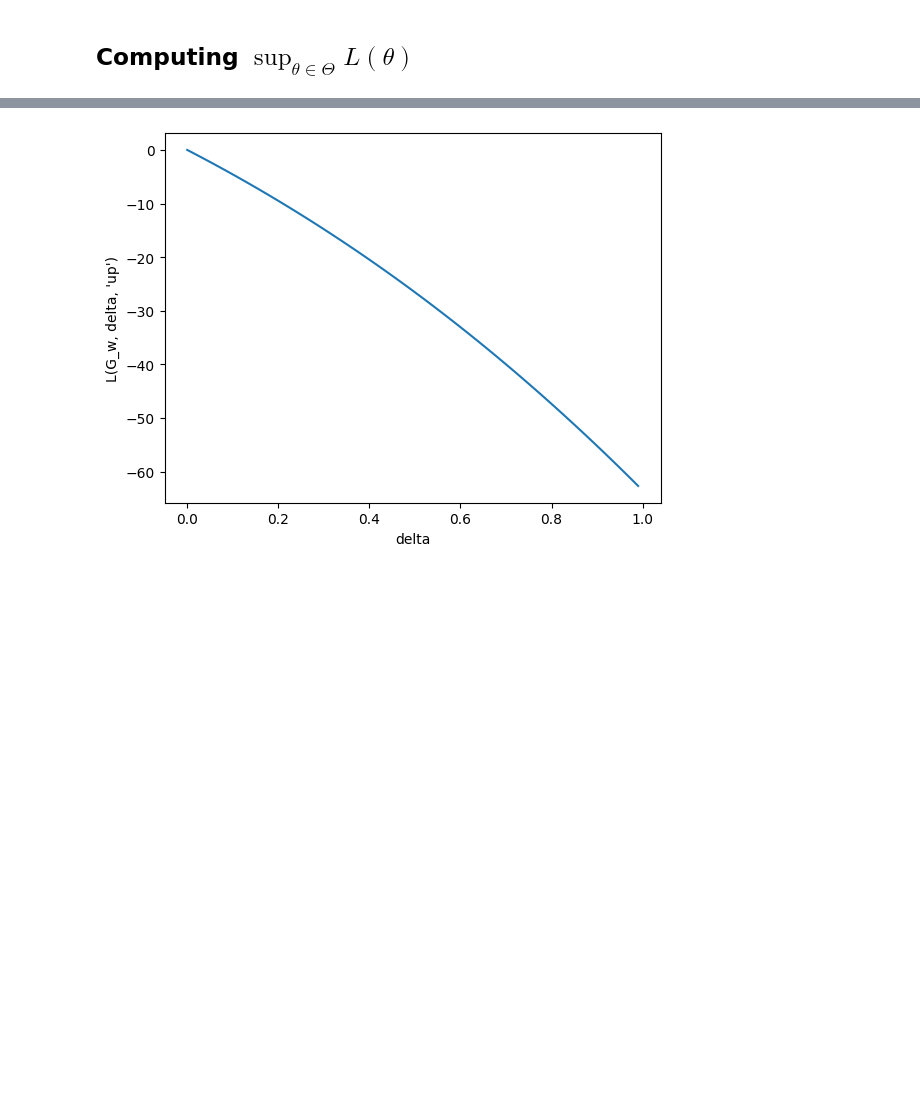
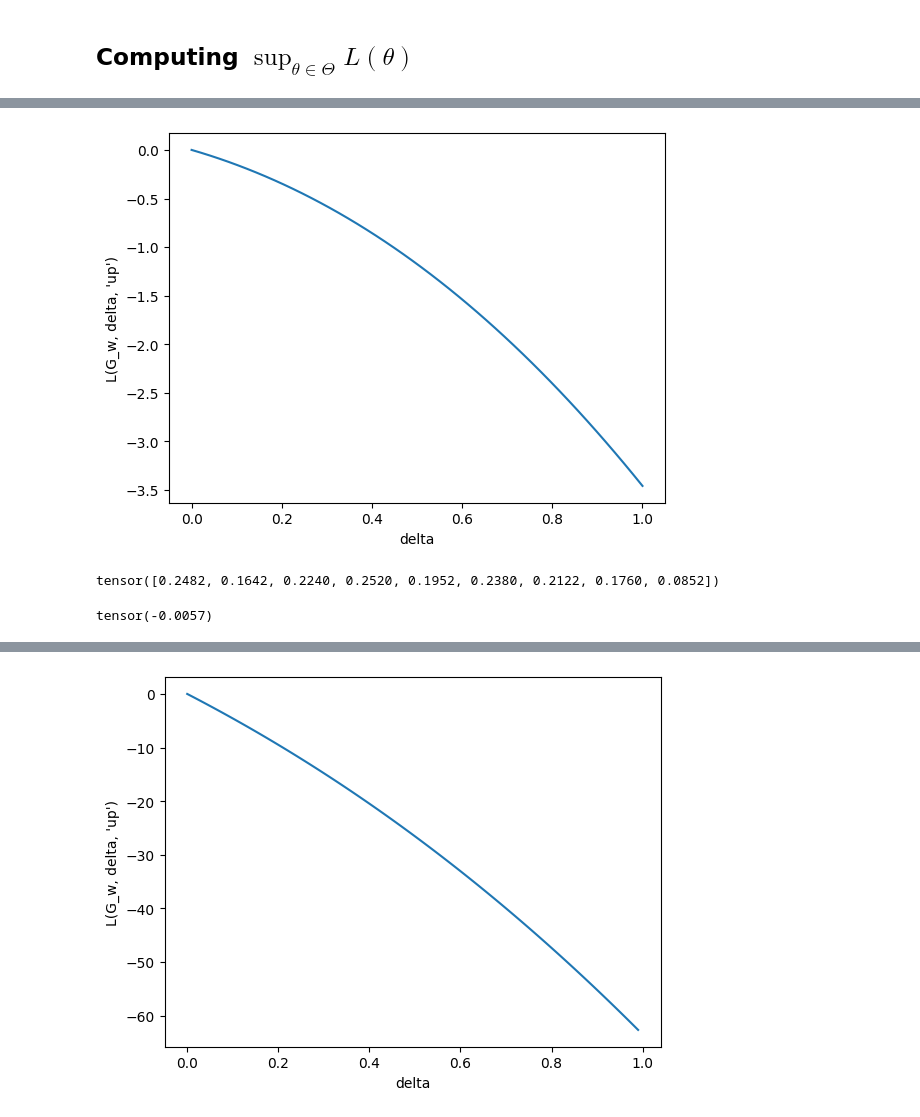
Before and after one commit to way-ze/watermarking, a Jupyter notebook: playground.ipynb, the cells around one changed output, grey strips where cells are left out. Cells and saved outputs as stored; diff of their text form; code cells hidden in the pictures; blank space fills up the shorter version.

```diff
--- a/playground.ipynb
+++ b/playground.ipynb
@@ -61,5 +57,5 @@ tokenizer.backend_tokenizer.pre_tokenizer.pre_tokenize_str("hello")
 # %%
-times = 5 #1000
+times = 1 #1000
 tokd_input, watermark_processor, output, corpus_without_watermark, corpus_with_watermark, _ = generate("",
                                                                     args,
                                                                     model=model,
@@ -84,9 +86 @@ FileNotFoundError: [Errno 2] No such file or directory: '/data/corpora_with_wate
-# %%
-path_nonwatermarked = '/data/corpora_without_watermark/'
-json_file_names = [filename for filename in os.listdir(path_nonwatermarked) if filename.endswith('.json')]
-corpus_without_watermark = []
-for json_file_name in json_file_names:
-    with open(os.path.join(path_nonwatermarked, json_file_name)) as json_file:
-        foo = json.load(json_file)
-    corpus_without_watermark += foo
 # %%
@@ -106,0 +133,13 @@ tensor([[-0.4242, -1.6224, -1.9086],
+# %%
+deltaarr = torch.linspace(0, 1, 50)
+# print(deltaarr.size(0))
+w = 'Ġup'
+#sentence = "The quick brown fox jumps over the lazy dog"
+sentences = corpus_without_watermark[0].split("   ")
+
+Larr = torch.zeros(deltaarr.size(0))
+for j in range(len(sentences)):
+    for i in range(deltaarr.size(0)):
+        #Larr = L_Gw(delta, w, sentence, watermark_processor, tokenizer, model)
+        Larr[i] = L_Gw(deltaarr[i], w, sentences[j], watermark_processor, tokenizer, model)
+Larr
@@ -107,2 +157,13 @@ tensor([[-0.4242, -1.6224, -1.9086],
+# %%
+plt.plot(deltaarr, Larr)
+plt.xlabel("delta")
+plt.ylabel("L(G_w, delta, \'up\')")
+plt.show()
+# %% [output]
+[figure, added]
+# %%
+green
+# %% [output]
+tensor([0.2482, 0.1642, 0.2240, 0.2520, 0.1952, 0.2380, 0.2122, 0.1760, 0.0852])
 # %%
 
@@ -145,0 +175,5 @@ def L_Gw(delta, w, word_dict, watermark_processor, tokenizer, model):
+# %%
+L = torch.sum(deltas - torch.log(expdelta * green + red))
+L
+# %% [output]
+tensor(-0.0057)
```
Also changed, not shown: parts of 11 cells of this notebook, 2 other files.
